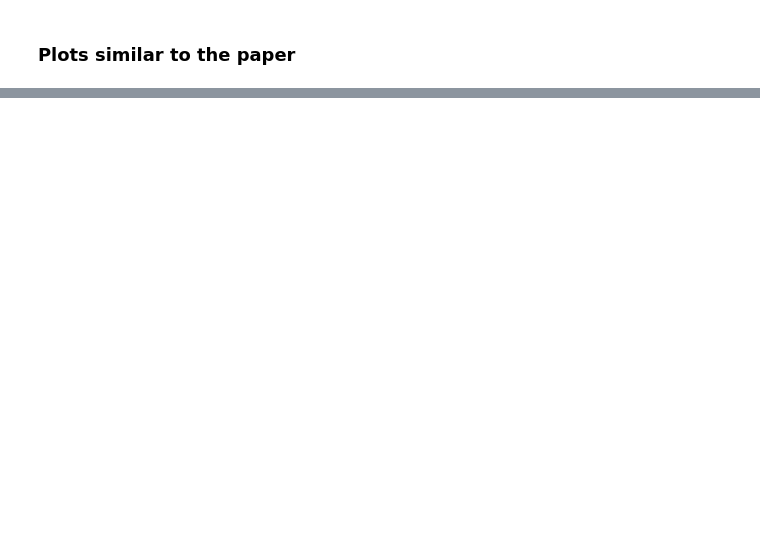
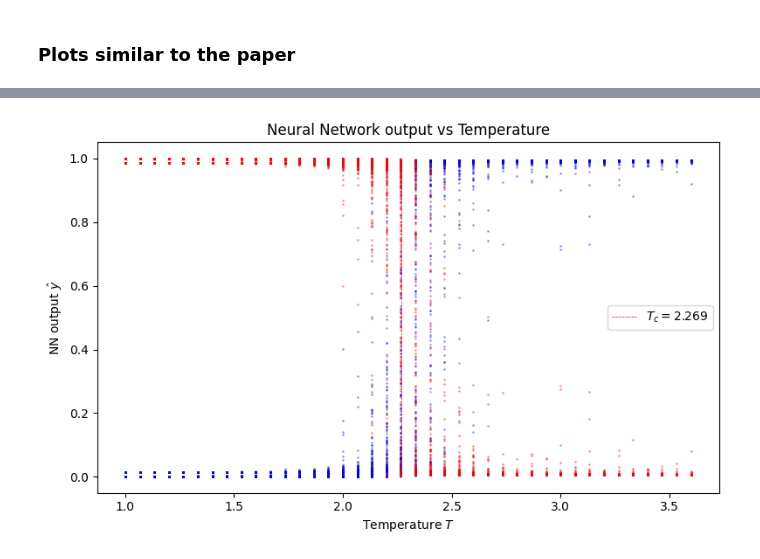
Before and after one commit to Dragulalala/CSP-Project-Ising-CNN, a Jupyter notebook: mario/NN_mario.ipynb, the cells around one changed output, grey strips where cells are left out. Cells and saved outputs as stored; diff of their text form; code cells hidden in the pictures; blank space fills up the shorter version.

```diff
--- a/mario/NN_mario.ipynb
+++ b/mario/NN_mario.ipynb
@@ -157,0 +274,17 @@ plt.show()
+# %%
+nn_predict = model3.predict(test_conf)
+print(nn_predict.shape)
+
+plt.figure(figsize=(8, 5))
+plt.vlines(T_c,  ymin = 0, ymax = 1, color='red', linestyle='--', linewidth=0.5, label=f"$T_c = {T_c:.3f}$")
+plt.scatter(test_T, nn_predict[:,0], s=1, alpha=0.3, color='b')
+#plt.plot(test_T, np.mean(nn_predict))
+plt.scatter(test_T, nn_predict[:,1], s=1, alpha=0.3, color='r')
+#plt.plot(T, nn_predict)
+plt.xlabel("Temperature $T$")
+plt.ylabel("NN output $\\hat{y}$")
+plt.title("Neural Network output vs Temperature")
+plt.legend()
+plt.tight_layout()
+plt.show()
+# %% [output]
@@ -157,0 +293 @@ plt.show()
+[figure, added]
```
Also changed, not shown: parts of 11 cells of this notebook.
